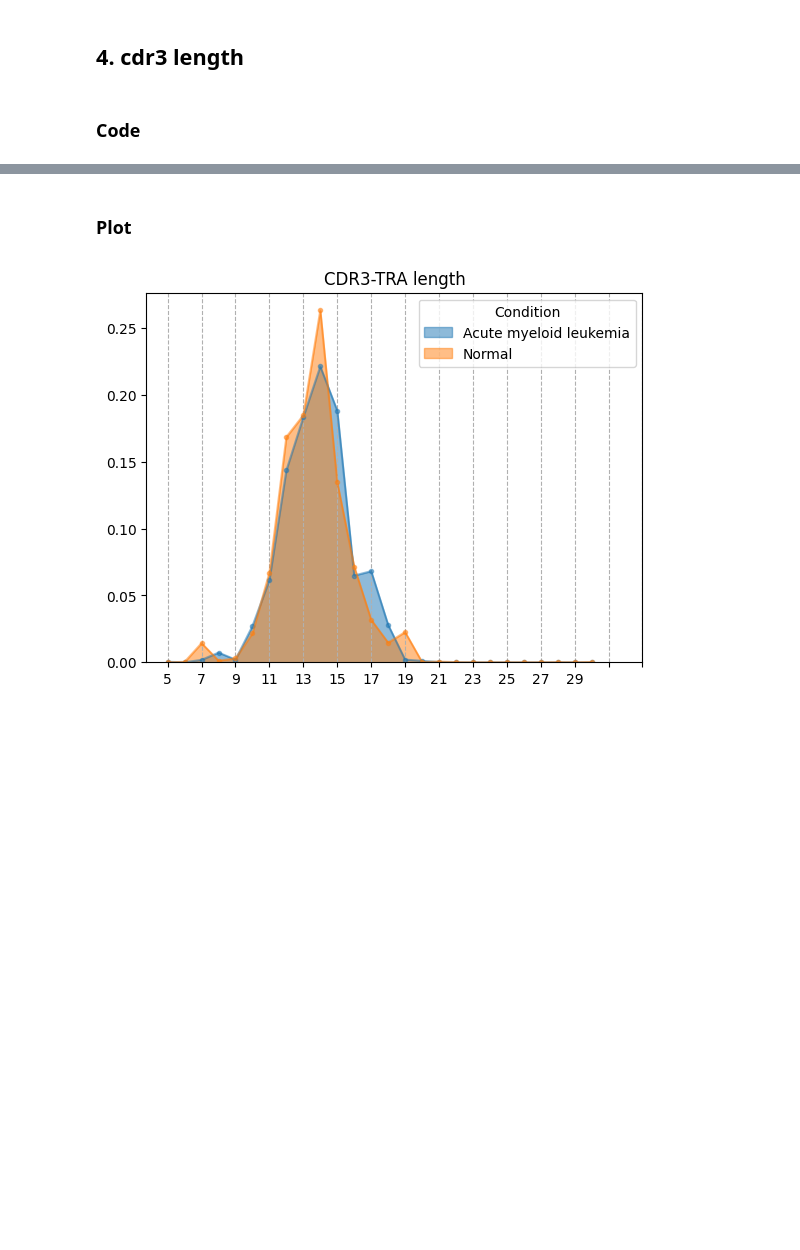
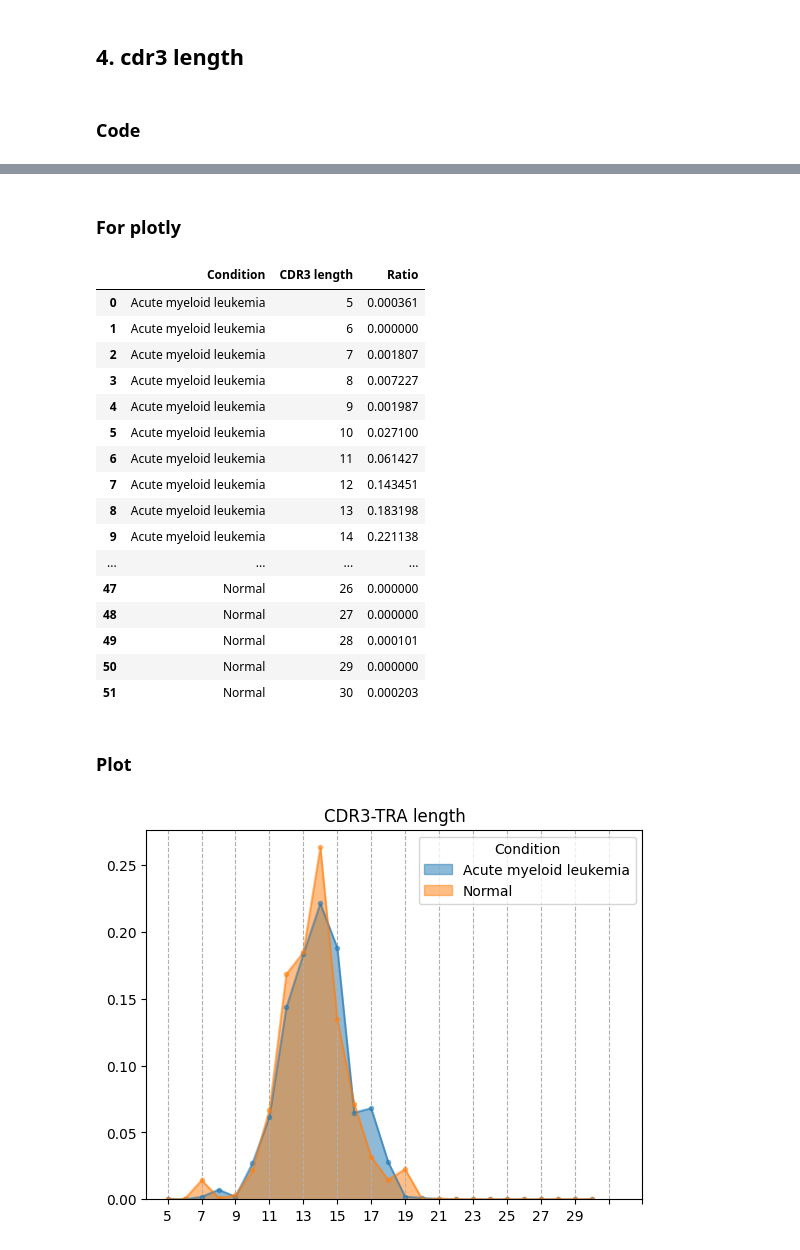
Before and after one commit to sondvo/clonotype_analyses, a Jupyter notebook: TCR_analysis_cleanup.ipynb, the cells around one changed output, grey strips where cells are left out. Saved outputs shown, nothing was run; the diff lists cells and outputs as text; code cells hidden in the pictures; blank space fills up the shorter version.

Commit message:
plotly cdr3 length

```diff
--- a/TCR_analysis_cleanup.ipynb
+++ b/TCR_analysis_cleanup.ipynb
@@ -746,6 +737,51 @@ def visualize_cdr3_length(cdr3chain_proportion_dct, chain='TRB', meta_key='Condi
     plt.show()
 
     return
+# %% [markdown]
+### For plotly
+# %%
+def plotly_cdr3_length(cdr3_length_data):
+	cdr3_alpha_length_df = pd.DataFrame(cdr3_length_data)
+	meta_name = cdr3_alpha_length_df.columns[0]
+	cdr3_alpha_length_df = cdr3_alpha_length_df.set_index(meta_name)
+
+	reformated_cdr3_alpha_length_dct = {
+		meta_name: [],
+		'CDR3 length': [],
+		'Ratio': []
+	}
+	for i in cdr3_alpha_length_df.index:
+		for j in cdr3_alpha_length_df.columns:
+			reformated_cdr3_alpha_length_dct['Condition'].append(i)
+			reformated_cdr3_alpha_length_dct['CDR3 length'].append(j)
+			reformated_cdr3_alpha_length_dct['Ratio'].append(
+				cdr3_alpha_length_df.loc[i, j]
+			)
+	reformated_cdr3_alpha_length_df = pd.DataFrame(reformated_cdr3_alpha_length_dct)
+	return reformated_cdr3_alpha_length_df
+# %%
+cdr3_length_data = create_cdr3_length_data(DF, chain='TRA', meta_key='Condition')
+reformated_cdr3_alpha_length_df = plotly_cdr3_length(cdr3_length_data)
+reformated_cdr3_alpha_length_df.to_csv('GSE185381_TCR/clonotypes/plotly_data/cdr3alpha_length_df.tsv', sep='\t')
+reformated_cdr3_alpha_length_df
+# %% [output]
+|  | Condition | CDR3 length | Ratio |
+| 0 | Acute myeloid leukemia | 5 | 0.000361 |
+| 1 | Acute myeloid leukemia | 6 | 0.000000 |
+| 2 | Acute myeloid leukemia | 7 | 0.001807 |
+| 3 | Acute myeloid leukemia | 8 | 0.007227 |
+| 4 | Acute myeloid leukemia | 9 | 0.001987 |
+| 5 | Acute myeloid leukemia | 10 | 0.027100 |
+| 6 | Acute myeloid leukemia | 11 | 0.061427 |
+| 7 | Acute myeloid leukemia | 12 | 0.143451 |
+| 8 | Acute myeloid leukemia | 13 | 0.183198 |
+| 9 | Acute myeloid leukemia | 14 | 0.221138 |
+| ... | ... | ... | ... |
+| 47 | Normal | 26 | 0.000000 |
+| 48 | Normal | 27 | 0.000000 |
+| 49 | Normal | 28 | 0.000101 |
+| 50 | Normal | 29 | 0.000000 |
+| 51 | Normal | 30 | 0.000203 |
 # %% [markdown]
 ### Plot
 # %%
```
Also changed, not shown: parts of 2 cells of this notebook, 2 other files.
